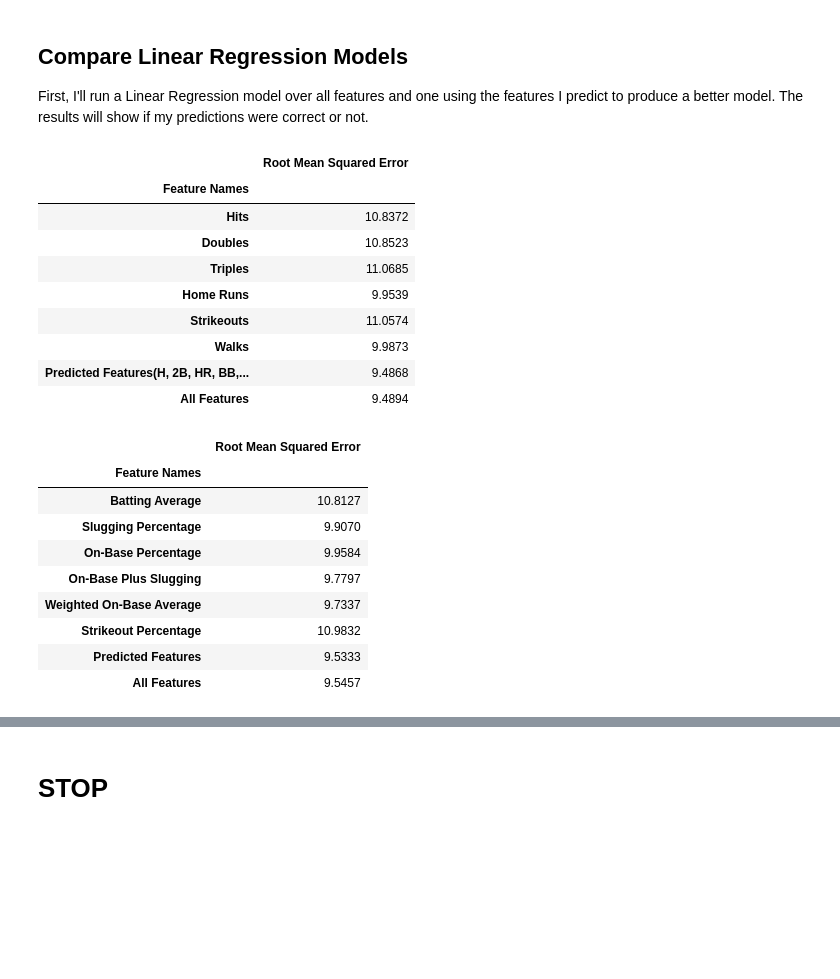
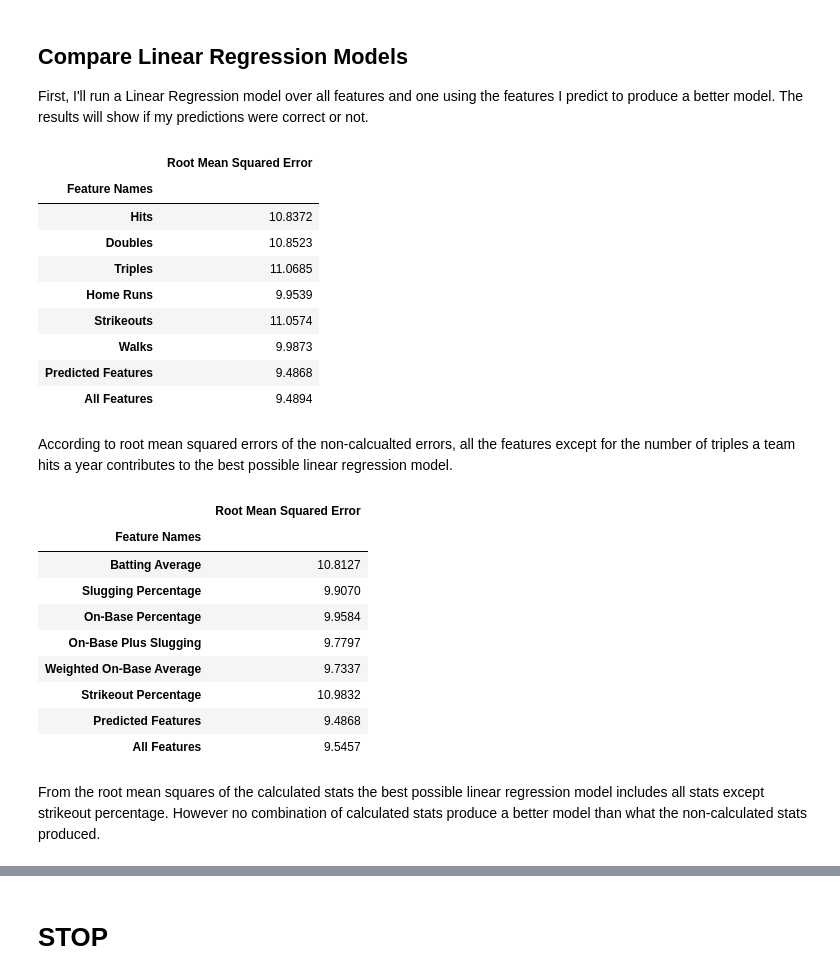
Before and after one commit to lawewers/Springboard-Capstone-MLB-W-vs.-L, a Jupyter notebook: CapstoneProject.ipynb, the cells around one changed output, grey strips where cells are left out. Cells and saved outputs as stored; diff of their text form; code cells hidden in the pictures; blank space fills up the shorter version.

```diff
--- a/CapstoneProject.ipynb
+++ b/CapstoneProject.ipynb
@@ -303,7 +303,7 @@ t = pd.DataFrame(ncalc.triple)
 hr = pd.DataFrame(ncalc.hr)
 so = pd.DataFrame(ncalc.so)
 bb = pd.DataFrame(ncalc.bb)
-pred_feat = pd.DataFrame(list(zip(ncalc.h, ncalc.hr, ncalc.bb, ncalc.so, ncalc.double)))
+ncalc_pred_feat = pd.DataFrame(list(zip(ncalc.h, ncalc.hr, ncalc.bb, ncalc.so, ncalc.double)))
 
 all_feat_ncalc_LR = LR(ncalc, wins)
 h_LR = LR(h, wins)
@@ -315,36 +315,38 @@ bb_LR = LR(bb, wins)
 pred_feat_ncalc_LR = LR(pred_feat, wins)
 
 feat_names = ['Hits',
              'Doubles',
              'Triples',
              'Home Runs',
              'Strikeouts',
              'Walks',
-             'Predicted Features(H, 2B, HR, BB, SO)',
+             'Predicted Features',
              'All Features']
 feat_rmse = [h_LR,
             d_LR,
             t_LR,
             hr_LR,
             so_LR,
             bb_LR,
             pred_feat_ncalc_LR,
             all_feat_ncalc_LR]
 table = pd.DataFrame(list(zip(feat_names, feat_rmse)))
 table.columns = ['Feature Names', 'Root Mean Squared Error']
 table.set_index('Feature Names', inplace = True)
 table
 # %% [output]
 |  | Root Mean Squared Error |
 | Feature Names |  |
 | Hits | 10.8372 |
 | Doubles | 10.8523 |
 | Triples | 11.0685 |
 | Home Runs | 9.9539 |
 | Strikeouts | 11.0574 |
 | Walks | 9.9873 |
-| Predicted Features(H, 2B, HR, BB,... | 9.4868 |
+| Predicted Features | 9.4868 |
 | All Features | 9.4894 |
+# %% [markdown]
+According to root mean squared errors of the non-calcualted errors, all the features except for the number of triples a team hits a year contributes to the best possible linear regression model.
 # %%
 avg = pd.DataFrame(calc.bat_avg)
 slg = pd.DataFrame(calc.slg)
@@ -352,7 +354,7 @@ obp = pd.DataFrame(calc.obp)
 ops = pd.DataFrame(calc.ops)
 woba = pd.DataFrame(calc.woba)
 kperc = pd.DataFrame(calc.kperc)
-pred_feat = pd.DataFrame(list(zip(calc.ops, calc.slg, calc.obp, calc.bat_avg, calc.woba)))
+calc_pred_feat = pd.DataFrame(list(zip(calc.ops, calc.slg, calc.obp, calc.bat_avg, calc.woba)))
 
 all_feat_calc_LR = LR(calc, wins)
 avg_LR = LR(avg, wins)
@@ -392,5 +394,7 @@ table
 | On-Base Plus Slugging | 9.7797 |
 | Weighted On-Base Average | 9.7337 |
 | Strikeout Percentage | 10.9832 |
-| Predicted Features | 9.5333 |
+| Predicted Features | 9.4868 |
 | All Features | 9.5457 |
+# %% [markdown]
+From the root mean squares of the calculated stats the best possible linear regression model includes all stats except strikeout percentage. However no combination of calculated stats produce a better model than what the non-calculated stats produced.
```
Also changed, not shown: parts of 55 cells of this notebook.
